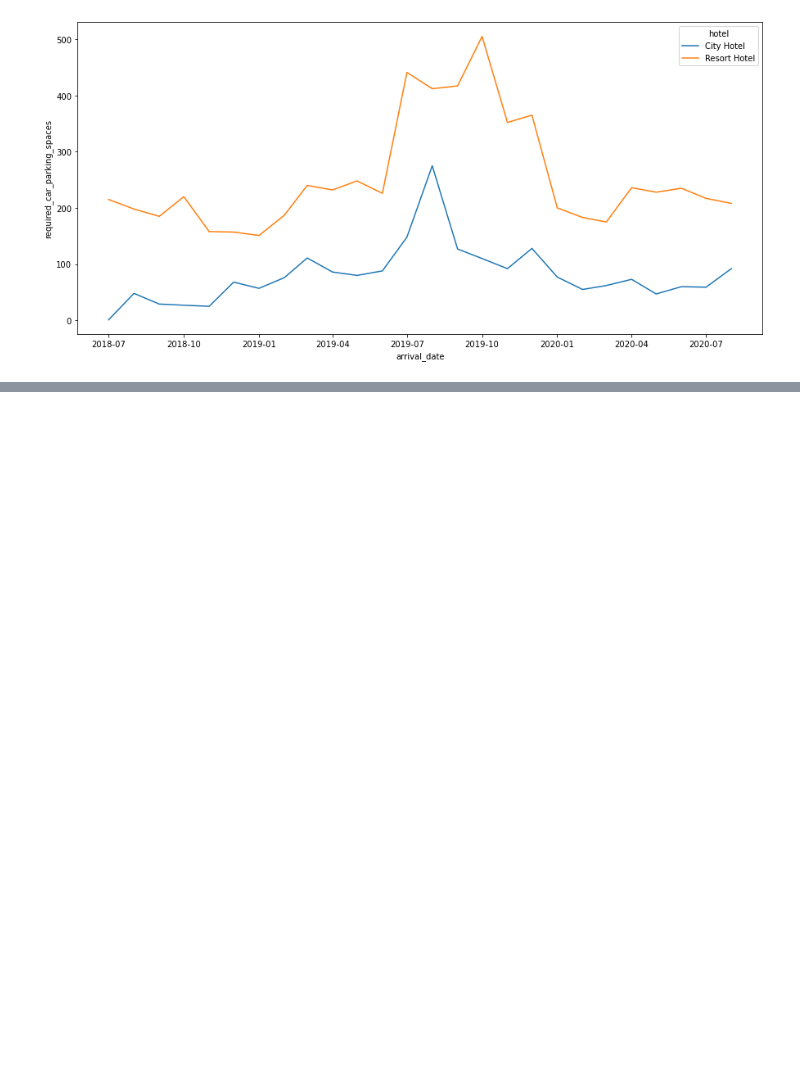
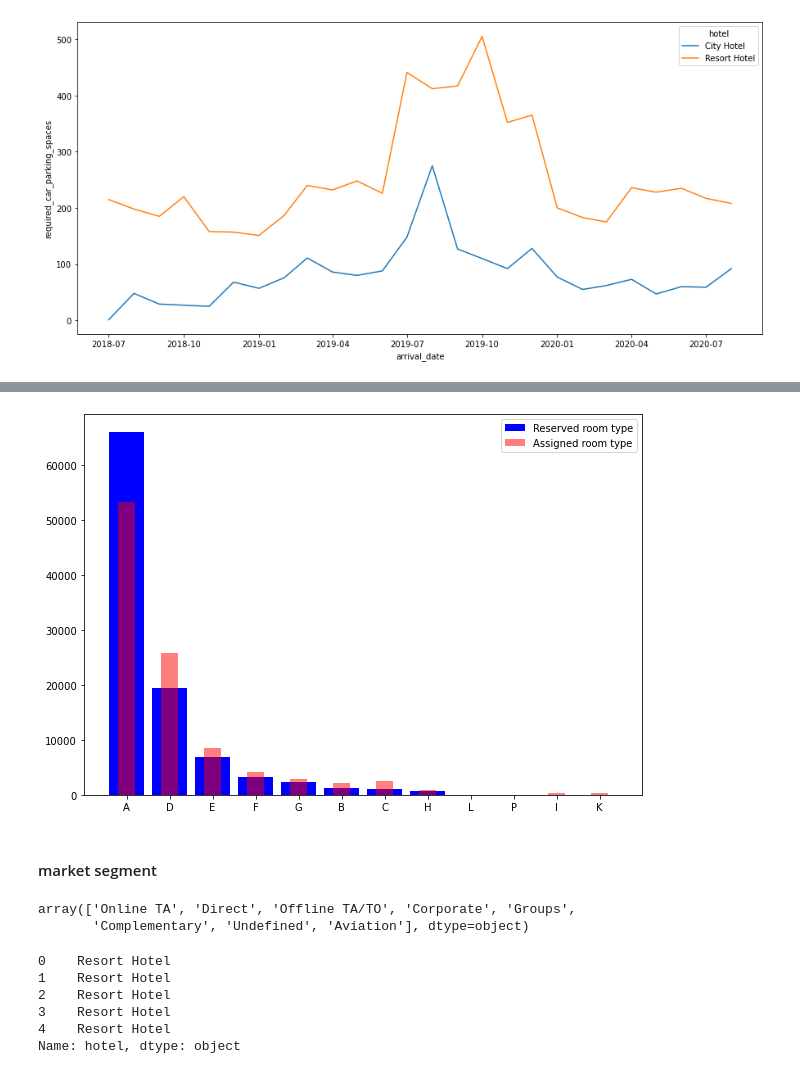
Before and after one commit to IsaiahOsazuwa/hotel_data, a Jupyter notebook: hotel.ipynb, the cells around one changed output, grey strips where cells are left out. Saved outputs shown, nothing was run; the diff lists cells and outputs as text; code cells hidden in the pictures; blank space fills up the shorter version.

```diff
--- a/hotel.ipynb
+++ b/hotel.ipynb
@@ -598,0 +656,5 @@ sns.lineplot(data= rev_mon, x = 'arrival_date', y = 'required_car_parking_spaces
+# %%
+booked_type = hotel.reserved_room_type.value_counts()
+assigned_type = hotel.assigned_room_type.value_counts()
+room_type = pd.concat([booked_type, assigned_type], axis=1)
+room_type.reset_index()
@@ -598,0 +675,4 @@ sns.lineplot(data= rev_mon, x = 'arrival_date', y = 'required_car_parking_spaces
+# %%
+room_type.fillna(value= 0, inplace= True)
+room_type.reserved_room_type = room_type.reserved_room_type.astype(int)
+room_type
@@ -598,0 +693,32 @@ sns.lineplot(data= rev_mon, x = 'arrival_date', y = 'required_car_parking_spaces
+# %%
+width = 0.8
+plt.figure(figsize= (10, 7))
+plt.bar(room_type.index, room_type.reserved_room_type, width=width,
+        color='b', label='Reserved room type')
+plt.bar(room_type.index, room_type.assigned_room_type,
+        width=0.5*width, color='r', alpha=0.5, label='Assigned room type')
+
+#plt.xticks(room_type.index+width/2., ['T{}'.format(i) for i in range(len(room_type.reserved_room_type))] )
+
+
+plt.legend()
+
+plt.show()
+# %% [output]
+[figure, added]
+# %% [markdown]
+#### market segment
+# %%
+hotel.market_segment.unique()
+# %% [output]
+array(['Online TA', 'Direct', 'Offline TA/TO', 'Corporate', 'Groups',
+       'Complementary', 'Undefined', 'Aviation'], dtype=object)
+# %%
+hotel.hotel.head()
+# %% [output]
+0    Resort Hotel
+1    Resort Hotel
+2    Resort Hotel
+3    Resort Hotel
+4    Resort Hotel
+Name: hotel, dtype: object
```
Also changed, not shown: parts of 22 cells of this notebook.
